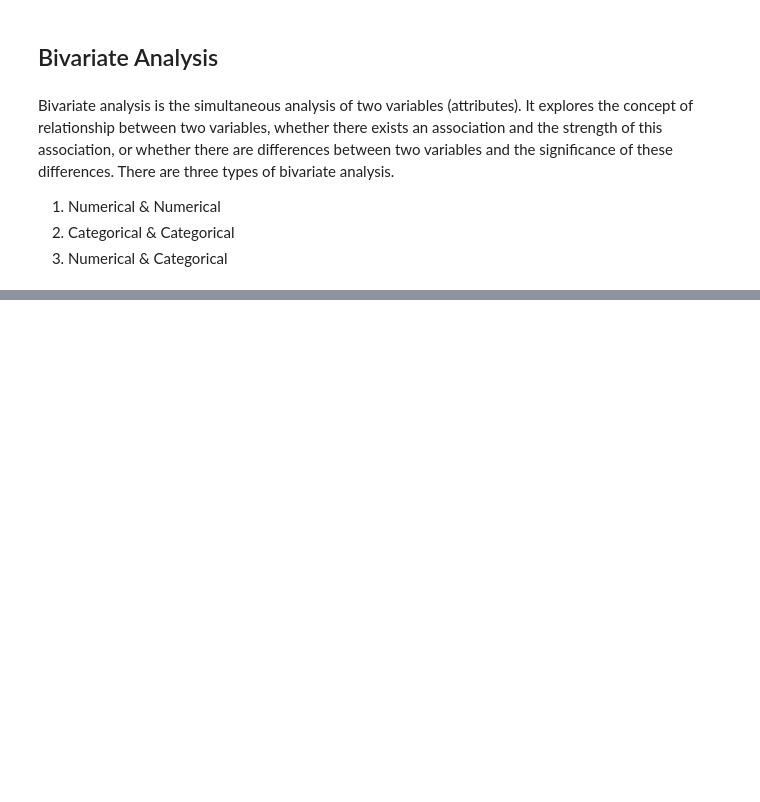
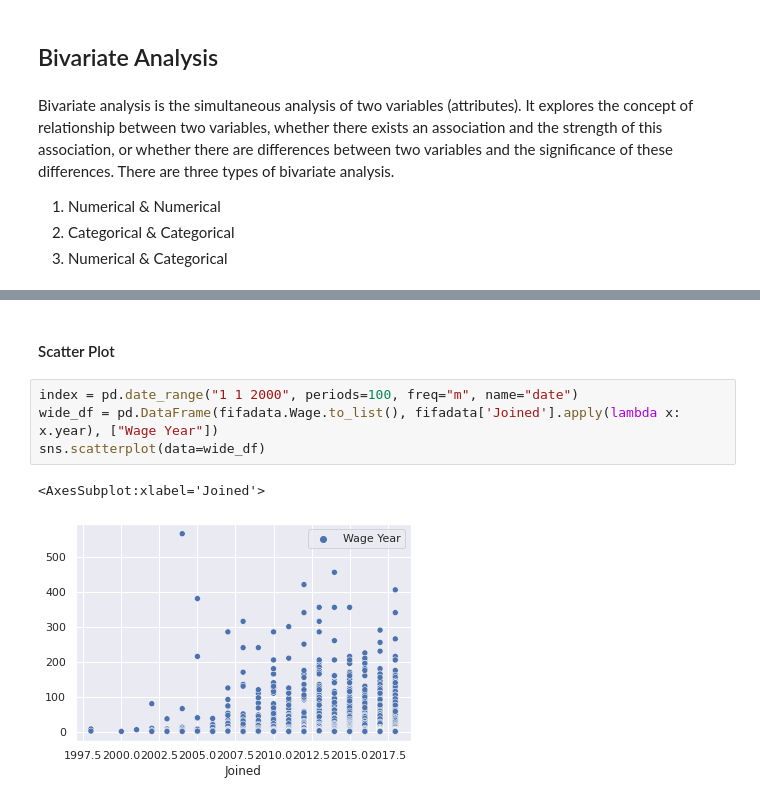
Before and after one commit to HamidBekamiri/EDA_GitHub, a Jupyter notebook: EDA_FIFA_2022.ipynb, the cells around one changed output, grey strips where cells are left out. Drawn from its saved outputs; the diff is of its cells as text; blank space fills up the shorter version.

```diff
--- a/EDA_FIFA_2022.ipynb
+++ b/EDA_FIFA_2022.ipynb
@@ -1433,0 +1451,9 @@ Bivariate analysis is the simultaneous analysis of two variables (attributes). I
+# %% [markdown]
+#### Scatter Plot
+# %%
+index = pd.date_range("1 1 2000", periods=100, freq="m", name="date")
+wide_df = pd.DataFrame(fifadata.Wage.to_list(), fifadata['Joined'].apply(lambda x: x.year), ["Wage Year"])
+sns.scatterplot(data=wide_df)
+# %% [output]
+<AxesSubplot:xlabel='Joined'>
+[figure, added]
```
Also changed, not shown: parts of 10 cells of this notebook.
